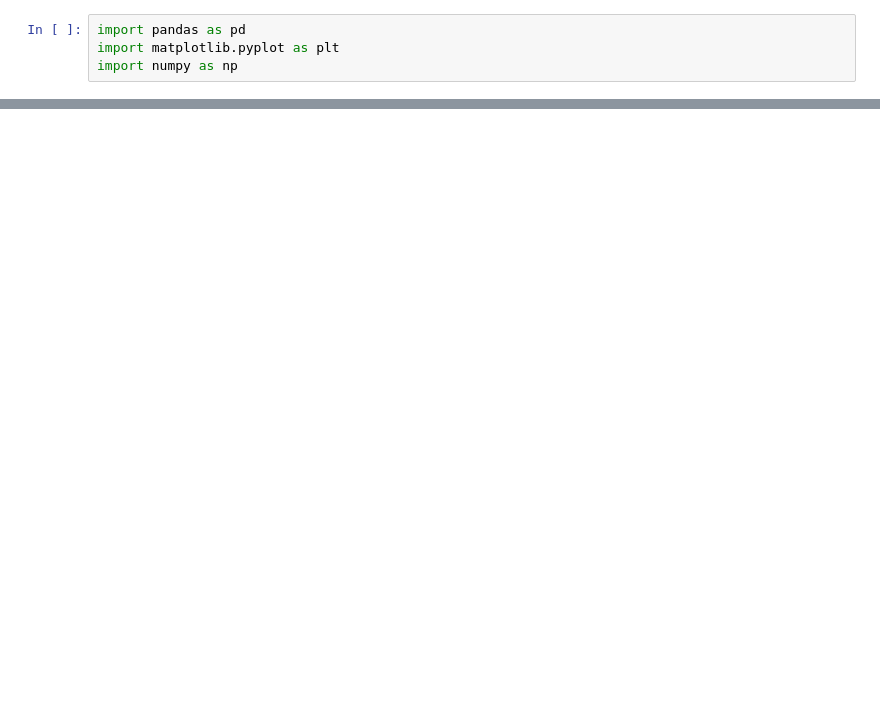
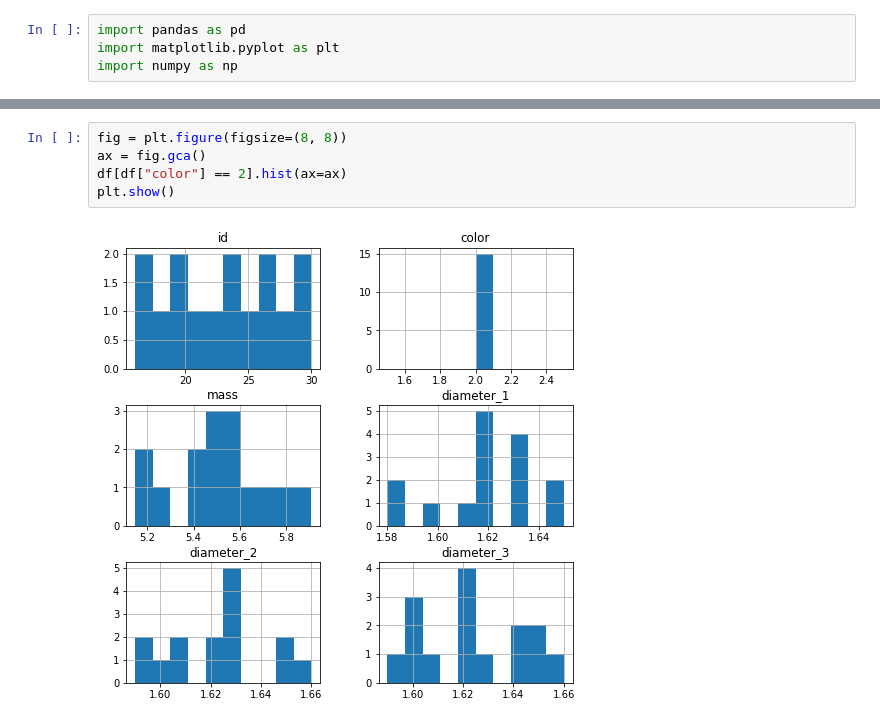
Before and after one commit to tigleonid/HSE_physlabs_2021, a Jupyter notebook: lab_1/lab_1.ipynb, the cells around one changed output, grey strips where cells are left out. Saved outputs shown, nothing was run; the diff lists cells and outputs as text; blank space fills up the shorter version.

```diff
--- a/lab_1/lab_1.ipynb
+++ b/lab_1/lab_1.ipynb
@@ -32,0 +35,7 @@ $\sum$
+# %%
+fig = plt.figure(figsize=(8, 8))
+ax = fig.gca()
+df[df["color"] == 2].hist(ax=ax)
+plt.show()
+# %% [output]
+[figure, added]
```
Also changed, not shown: parts of 6 cells of this notebook, 2 other files.
